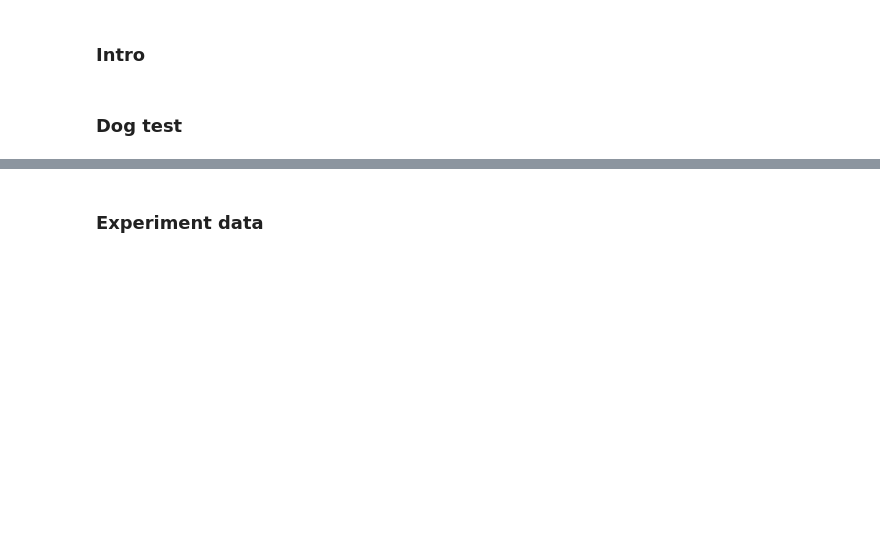
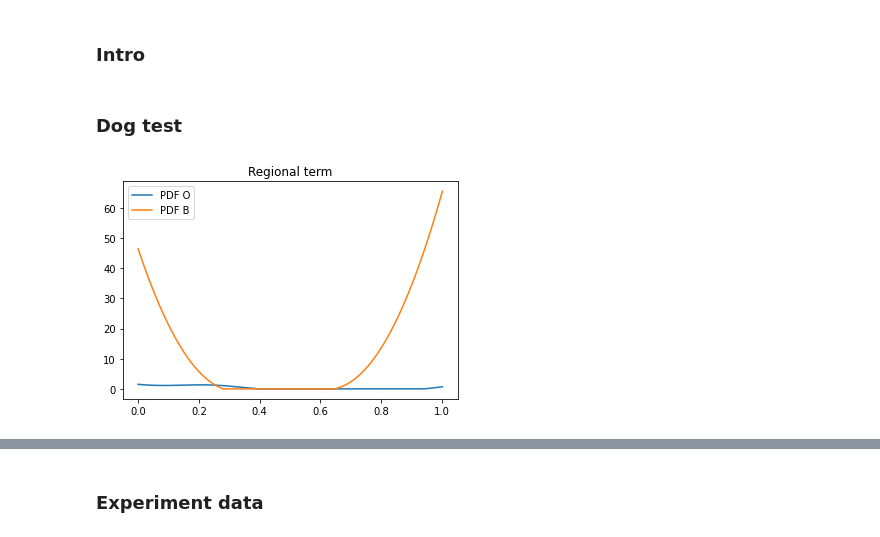
Before and after one commit to sellaziz/compi-graph-cut, a Jupyter notebook: test.ipynb, the cells around one changed output, grey strips where cells are left out. Drawn from its saved outputs; the diff is of its cells as text; code cells hidden in the pictures; blank space fills up the shorter version.

```diff
--- a/test.ipynb
+++ b/test.ipynb
@@ -60,16 +106,18 @@ def segment_plot(G, img, img_seed, s=2):
 # %%
 W, H = 50,50
 img = np.array(open('images/dog_small.jpg').convert('L').resize((W, H))) / 255
 img_painted = np.array(open('images/dog_small_ST.jpg').convert('RGB').resize((W, H)))
 
 priors = initialize_priors(img_painted)
-nbins = 20
-G, probs = image2graph(img, *priors, nbins=nbins, prior_as_index=True)
+G, Rp = image2graph(img, *priors, prior_as_index=True)
 
-X = np.linspace(0, 1 + 1/(nbins+1), 100)
-plt.title("Priors distribution")
-plt.plot(X, probs["obj"](X), label='PDF O')
-plt.plot(X, probs["bkg"](X), label='PDF B')
+N = 1000
+X = np.linspace(0, 1 + 1/N, N)
+plt.title("Regional term")
+plt.plot(X, Rp["obj"](X), label='PDF O')
+plt.plot(X, Rp["bkg"](X), label='PDF B')
 plt.legend()
 plt.show()
+# %% [output]
+[figure, added]
 # %%
```
Also changed, not shown: parts of 16 cells of this notebook, 1 other file.
